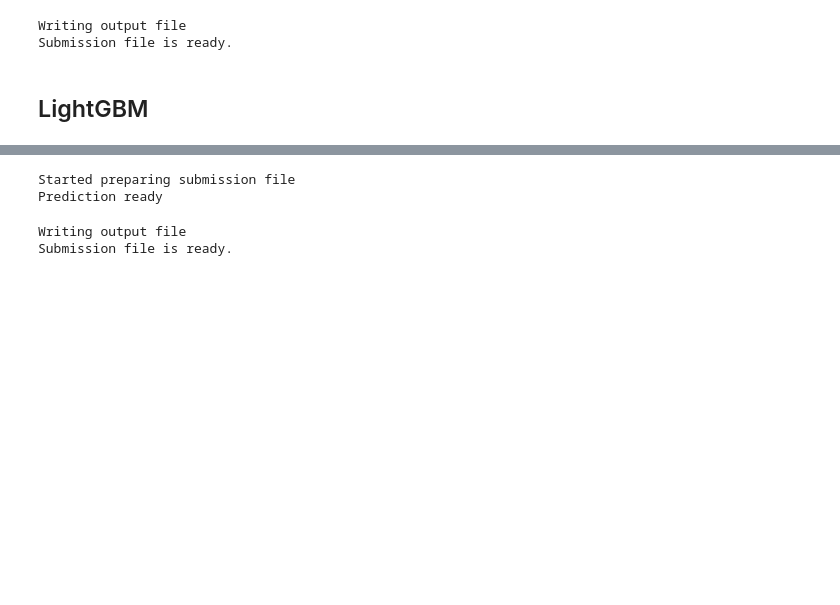
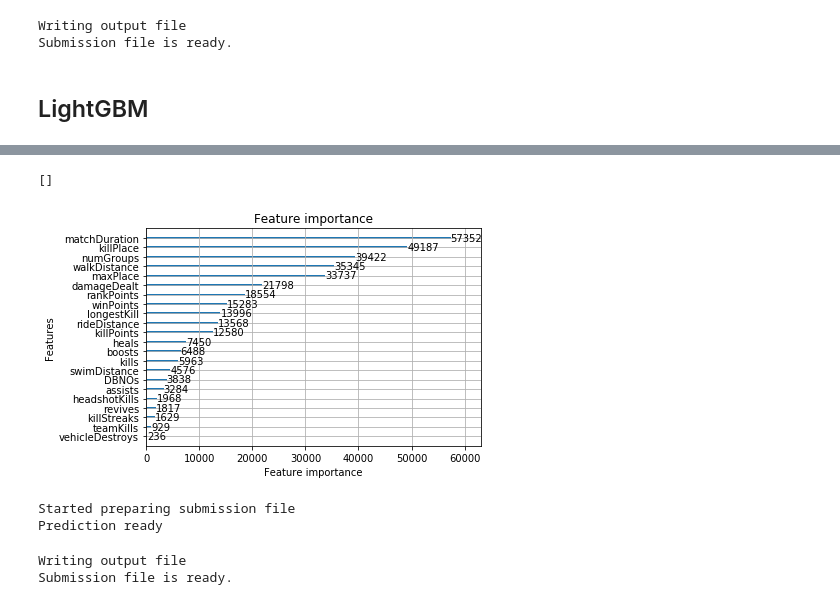
Before and after one commit to vince1114/PUBG_PREDICTION, a Jupyter notebook: main.ipynb, the cells around one changed output, grey strips where cells are left out. Drawn from its saved outputs; the diff is of its cells as text; code cells hidden in the pictures; blank space fills up the shorter version.

Commit message:
Add catboost & feature importance graphs

```diff
--- a/main.ipynb
+++ b/main.ipynb
@@ -215,15 +215,15 @@ params = {
     'num_iterations': 1000,
     'learning_rate': 0.05,
     'num_threads': 2,
-    #'feature_fraction': 0.9,
-    #'bagging_fraction': 0.8,
-    #'bagging_freq': 5,
+    'feature_fraction': 0.9,
+    'bagging_fraction': 0.8,
+    'bagging_freq': 5,
     'verbose': 0
 }
 
 print(datetime.datetime.now())
 
-lgb_data = lgb.Dataset(X_train + X_valid, y_train + y_valid)
+lgb_data = lgb.Dataset(X_train, y_train)
 lgb_train = lgb.train(params, lgb_data)
 predictions = lgb_train.predict(X_test)
 mae = mean_absolute_error(y_test, predictions)
@@ -237,3 +237,16 @@ MAE:  0.05748882698519035
+# %%
+xlabels = list(rel_cols)
+def columnNameToName(s):
+    s = str(s.get_text())
+    index = s.split("_")[1]
+    return xlabels[ int(index) ]
+# %%
+subplot = lightgbm.plot_importance(lgb_train)
+subplot.axes.set_yticklabels( [columnNameToName(s) for s in subplot.axes.get_yticklabels()] )
+subplot.plot()
+# %% [output]
+[]
+[figure, added]
 # %%
 # For Kaggle
 df_kaggle_set = pd.read_csv('test_V2.csv', encoding='utf-8')
```
Also changed, not shown: parts of 6 cells of this notebook.
